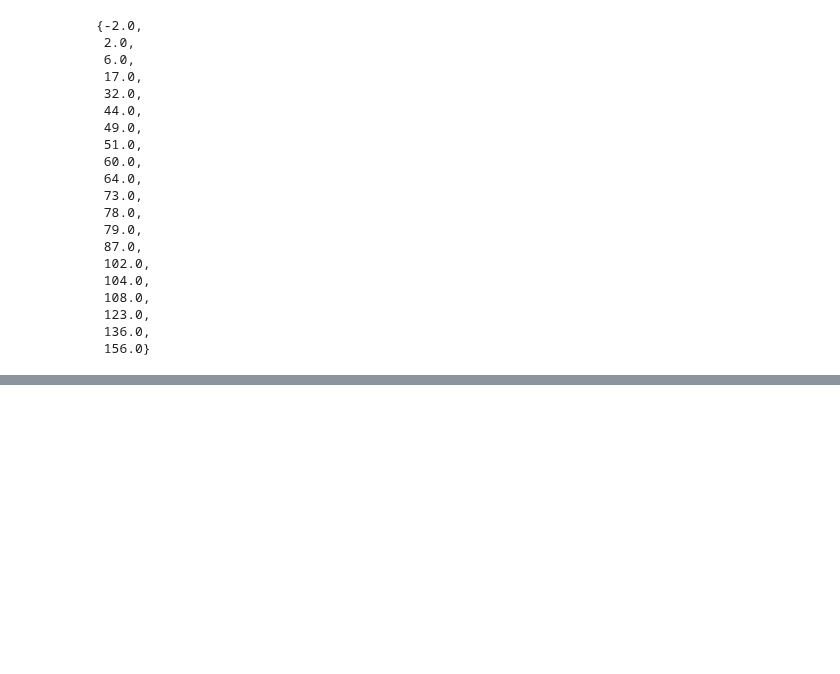
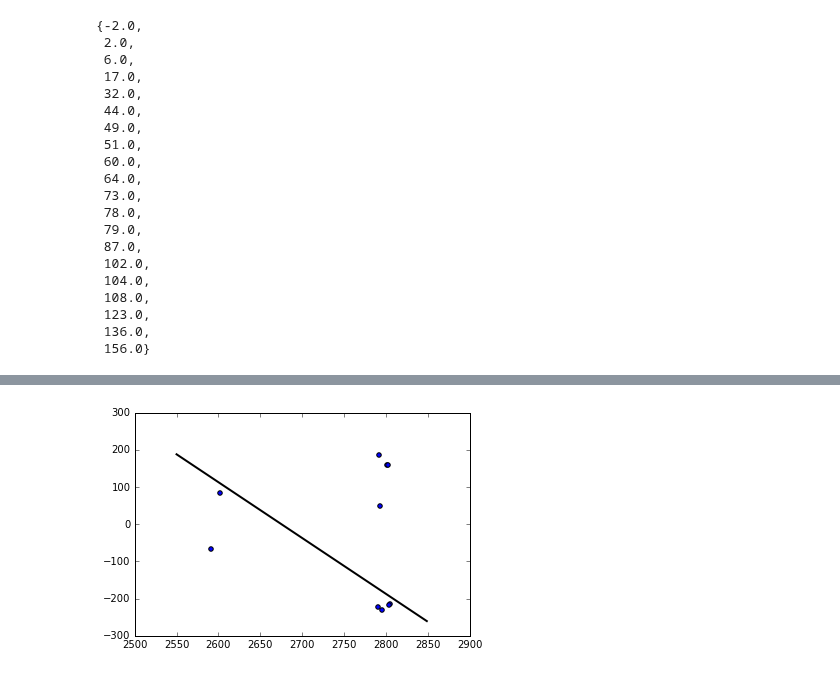
Before and after one commit to yandexdataschool/ship_tracks_recognition, a Jupyter notebook: U,V_recognition.ipynb, the cells around one changed output, grey strips where cells are left out. Cells and saved outputs as stored; diff of their text form; code cells hidden in the pictures; blank space fills up the shorter version.

```diff
--- a/U,V_recognition.ipynb
+++ b/U,V_recognition.ipynb
@@ -122,0 +132,4 @@ show(10001)
+# %%
+show(10002)
+# %% [output]
+[figure, added]
```
Also changed, not shown: parts of 5 cells of this notebook, 1 other file.
